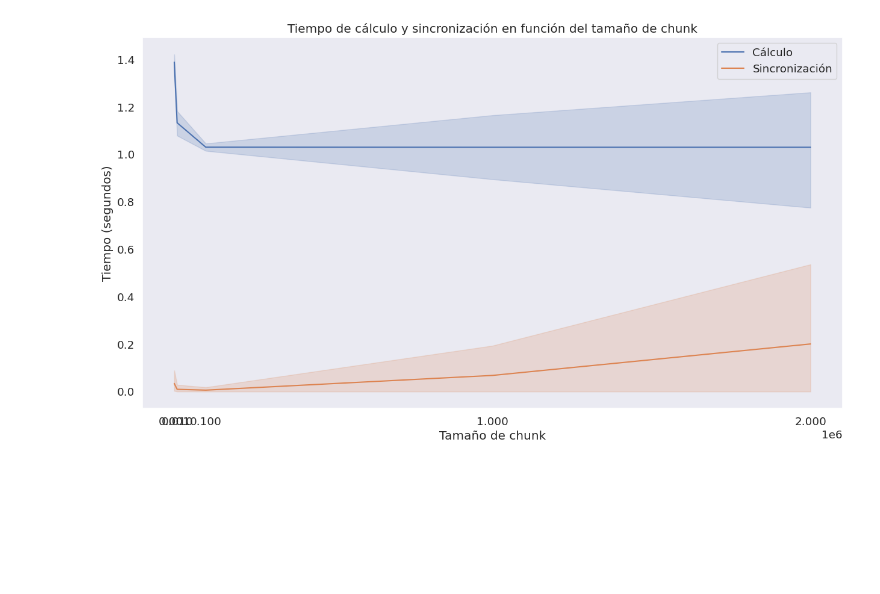
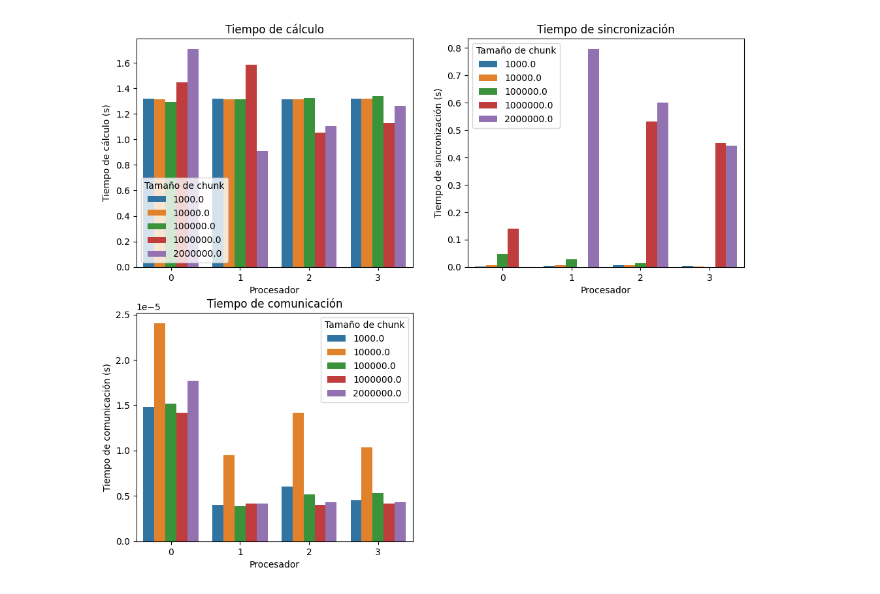
Before and after one commit to justog220/Practica-CAR, a Jupyter notebook: TP 2/EJ 4/analisis.ipynb, the cells around one changed output. Saved outputs shown, nothing was run; the diff lists cells and outputs as text; code cells hidden in the pictures; blank space fills up the shorter version.

```diff
--- a/TP 2/EJ 4/analisis.ipynb
+++ b/TP 2/EJ 4/analisis.ipynb
@@ -64,20 +27,21 @@ plt.show()
-# %%
-plt.figure(figsize=(15, 8))
-sns.set(font_scale=1.2)
-sns.set_style("dark")
-#sns.set_context("paper")
-dfSalida["Nodo"] = str(dfSalida["Procesador"])
-sns.lineplot(x='Chunk', y='tCalculo', data=dfSalida, label="Cálculo")
-sns.lineplot(x='Chunk', y='tComm', data=dfSalida, label="Sincronización")
-
-# Graficar tCalculo
-# sns.lineplot(x='Chunk', y='tCalculo', data=dfSalida, label='tCalculo', hue="Procesador")
-plt.legend()
-plt.xticks(dfSalida["Chunk"].unique())
-plt.title("Tiempo de cálculo y sincronización en función del tamaño de chunk")#, fontsize=16)
-plt.ylabel("Tiempo (segundos)")#, fontsize=14)
-plt.xlabel("Tamaño de chunk")#, fontsize=14)
-plt.savefig("imgs/salida.png", dpi=100, bbox_inches='tight')
-plt.show()
-# %% [output]
-[figure, removed]
+# %%
+plt.figure(figsize=(12, 10))
+plt.subplot(221)
+plt.title("Tiempo de cálculo")
+sns.barplot(df_grouped, x="Procesador", y="tCalculo", hue="Chunk")
+plt.legend(title="Tamaño de chunk", loc="lower left")
+plt.ylabel("Tiempo de cálculo (s)")
+plt.subplot(222)
+plt.title("Tiempo de sincronización")
+sns.barplot(df_grouped, x="Procesador", y="tSync", hue="Chunk")
+plt.legend(title="Tamaño de chunk")
+plt.ylabel("Tiempo de sincronización (s)")
+plt.subplot(223)
+plt.title("Tiempo de comunicación")
+sns.barplot(df_grouped, x="Procesador", y="tComm", hue="Chunk")
+plt.legend(title="Tamaño de chunk")
+plt.ylabel("Tiempo de comunicación (s)")
+plt.savefig("salida1.png", dpi=600)
+plt.show()
+# %% [output]
+[figure, added]
```
Also changed, not shown: parts of 6 cells of this notebook, 1 other file.
